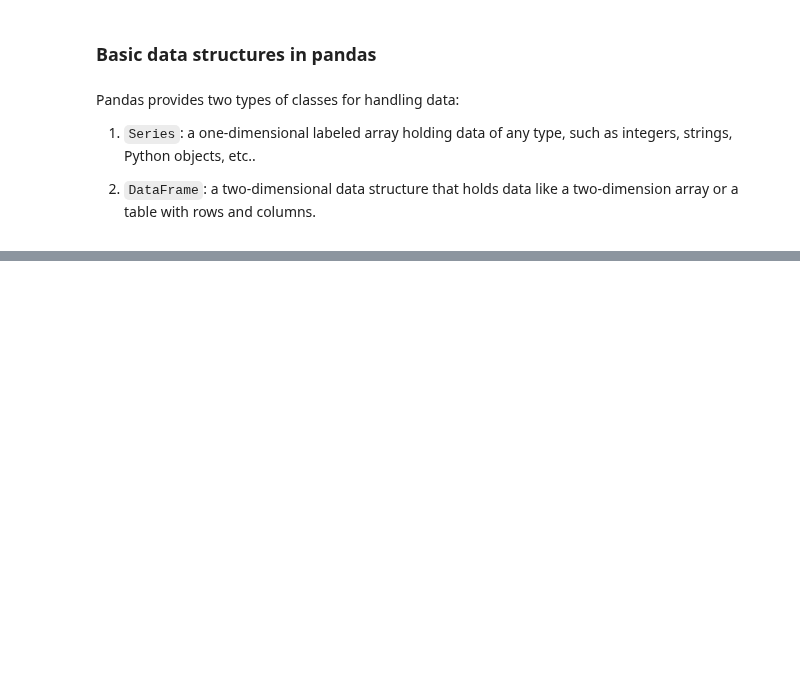
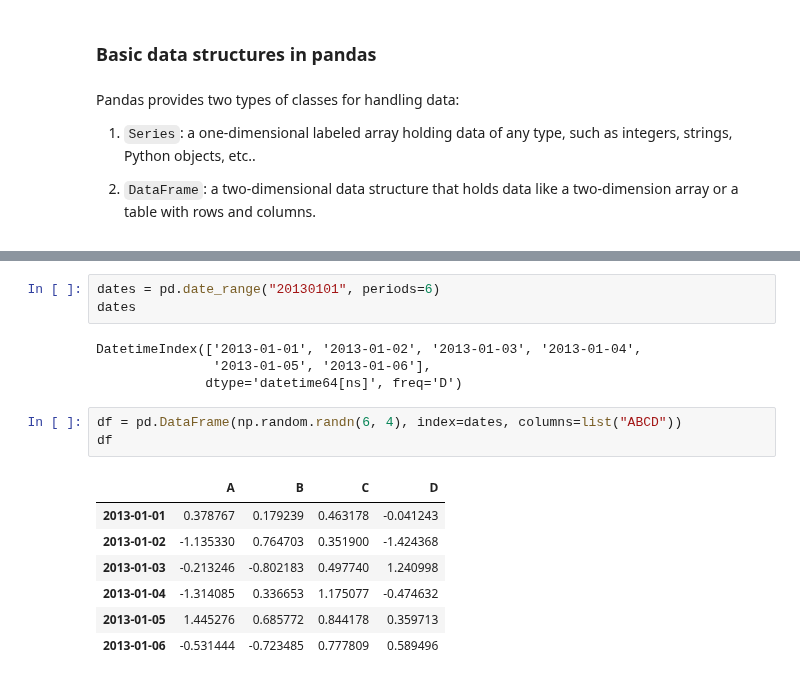
Before and after one commit to dnlmkhlv/ml, a Jupyter notebook: pandas/pandas_tutorial.ipynb, the cells around one changed output, grey strips where cells are left out. Cells and saved outputs as stored; diff of their text form; blank space fills up the shorter version.

```diff
--- a/pandas/pandas_tutorial.ipynb
+++ b/pandas/pandas_tutorial.ipynb
@@ -76,0 +90,18 @@ Pandas provides two types of classes for handling data:
+# %%
+dates = pd.date_range("20130101", periods=6)
+dates
+# %% [output]
+DatetimeIndex(['2013-01-01', '2013-01-02', '2013-01-03', '2013-01-04',
+               '2013-01-05', '2013-01-06'],
+              dtype='datetime64[ns]', freq='D')
+# %%
+df = pd.DataFrame(np.random.randn(6, 4), index=dates, columns=list("ABCD"))
+df
+# %% [output]
+|  | A | B | C | D |
+| 2013-01-01 | 0.378767 | 0.179239 | 0.463178 | -0.041243 |
+| 2013-01-02 | -1.135330 | 0.764703 | 0.351900 | -1.424368 |
+| 2013-01-03 | -0.213246 | -0.802183 | 0.497740 | 1.240998 |
+| 2013-01-04 | -1.314085 | 0.336653 | 1.175077 | -0.474632 |
+| 2013-01-05 | 1.445276 | 0.685772 | 0.844178 | 0.359713 |
+| 2013-01-06 | -0.531444 | -0.723485 | 0.777809 | 0.589496 |
```
Also changed, not shown: parts of 4 cells of this notebook.
